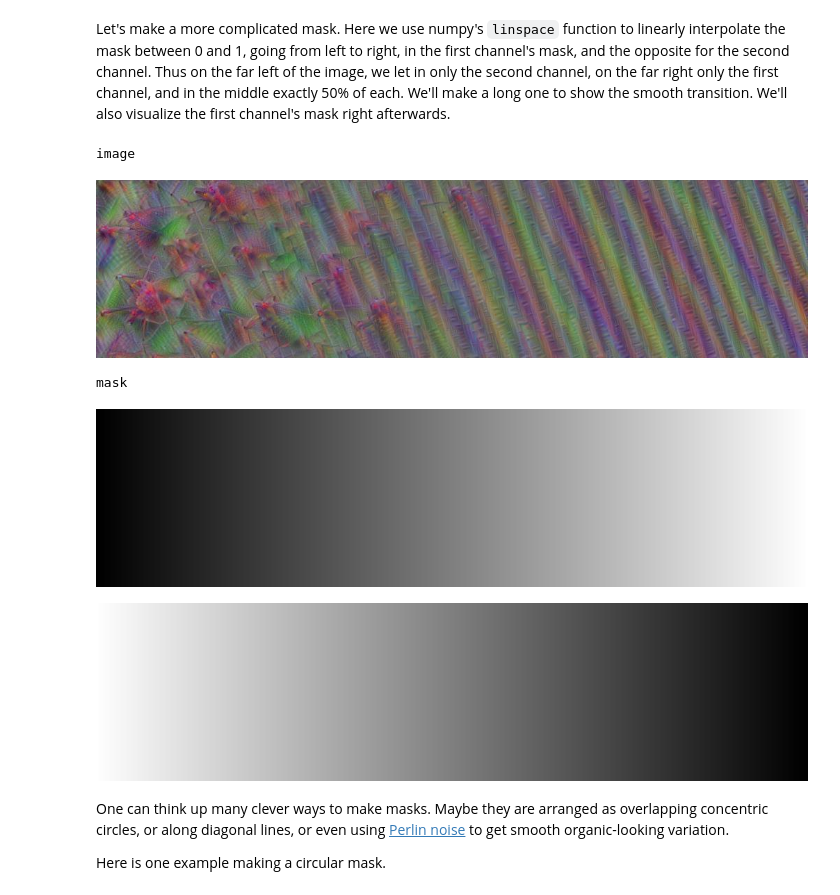
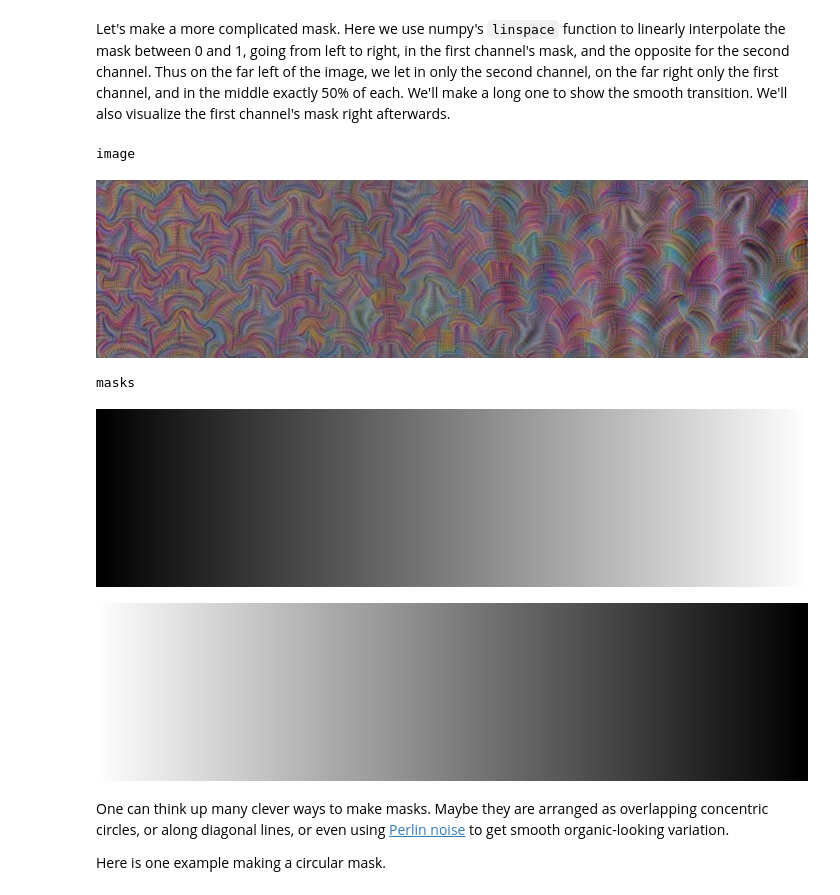
Before and after one commit to genekogan/course-ml4a, a Jupyter notebook: notebooks/10a_neural_synth.ipynb, the cells around one changed output. Saved outputs shown, nothing was run; the diff lists cells and outputs as text; code cells hidden in the pictures.

```diff
--- a/notebooks/10a_neural_synth.ipynb
+++ b/notebooks/10a_neural_synth.ipynb
@@ -199,12 +199,12 @@ With Laplacian normalization and multiple octaves, we have the core technique fi
 h, w = 300, 400
 octave_n = 3
 octave_scale = 1.4
-iter_n = 10
+iter_n = 20
 
 img0 = np.random.uniform(size=(h, w, 3)) + 100.0
 
-layer = 'mixed4d_5x5_bottleneck_pre_relu'
-channel = 25
+layer = 'mixed5b_pool_reduce_pre_relu'
+channel = 99
 
 img1 = render_lapnorm(T(layer)[:,:,:,channel], img0, iter_n, 1.0, octave_n, octave_scale)
 display_image(img1)
@@ -290,28 +292,30 @@ Let's make a more complicated mask. Here we use numpy's `linspace` function to l
 # %%
 h, w = 256, 1024
 
 img0 = np.random.uniform(size=(h, w, 3)) + 100.0
 
 octave_n = 3
 octave_scale = 1.4
-objectives = [T('mixed3b_5x5_bottleneck_pre_relu')[:,:,:,9],
-              T('mixed4d_5x5_bottleneck_pre_relu')[:,:,:,17]]
+objectives = [T('mixed4c_3x3_pre_relu')[:,:,:,50],
+              T('mixed4d_5x5_bottleneck_pre_relu')[:,:,:,29]]
 
 mask = np.zeros((h, w, 2))
 mask[:,:,0] = np.linspace(0,1,w)
 mask[:,:,1] = np.linspace(1,0,w)
 
-img1 = lapnorm_multi(objectives, img0, mask, iter_n=20, step=1.0, oct_n=3, oct_s=1.4, lap_n=4)
+
+
+img1 = lapnorm_multi(objectives, img0, mask, iter_n=40, step=1.0, oct_n=3, oct_s=1.4, lap_n=4)
 
 print("image")
 display_image(img1)
 print("masks")
 display_image(255*mask[:,:,0])
 display_image(255*mask[:,:,1])
 # %% [output]
 image
-[figure, old version]
+[figure, new version]
-mask
+masks
 [figure]
 [figure]
 # %% [markdown]
```
Also changed, not shown: parts of 12 cells of this notebook.
